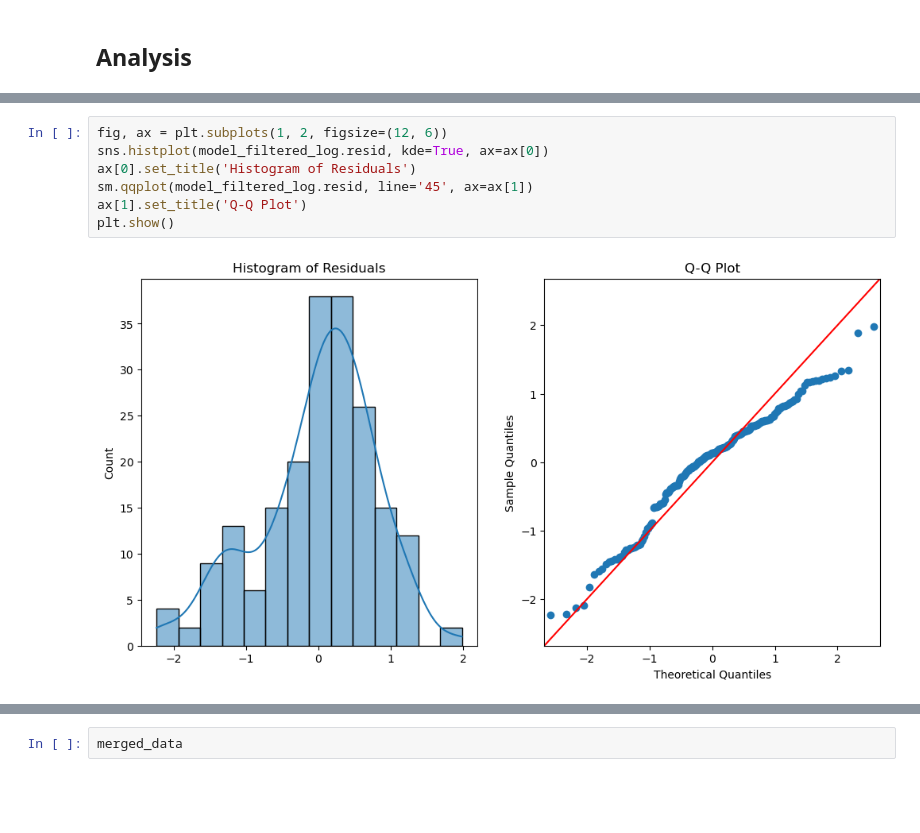
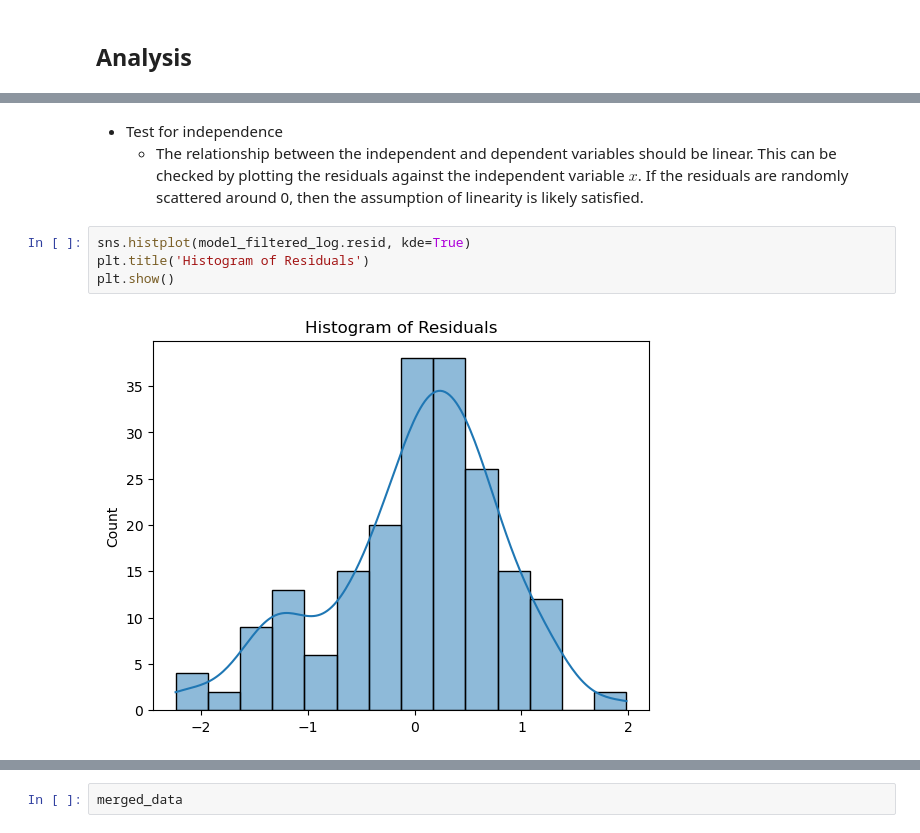
Before and after one commit to NathanYKo/Remote-CO2-Emissions189, a Jupyter notebook: final.ipynb, the cells around one changed output, grey strips where cells are left out. Cells and saved outputs as stored; diff of their text form; blank space fills up the shorter version.

```diff
--- a/final.ipynb
+++ b/final.ipynb
@@ -401,12 +464,13 @@ Notes:
 [1] Standard Errors assume that the covariance matrix of the errors is correctly specified.
 [2] The condition number is large, 7.27e+05. This might indicate that there are
 strong multicollinearity or other numerical problems.
+# %% [markdown]
+- Test for independence
+    - The relationship between the independent and dependent variables should be linear. This can be checked by plotting the residuals against the independent variable $x$.
+    If the residuals are randomly scattered around 0, then the assumption of linearity is likely satisfied.
 # %%
-fig, ax = plt.subplots(1, 2, figsize=(12, 6))
-sns.histplot(model_filtered_log.resid, kde=True, ax=ax[0])
-ax[0].set_title('Histogram of Residuals')
-sm.qqplot(model_filtered_log.resid, line='45', ax=ax[1])
-ax[1].set_title('Q-Q Plot')
+sns.histplot(model_filtered_log.resid, kde=True)
+plt.title('Histogram of Residuals')
 plt.show()
 # %% [output]
-[figure, old version]
+[figure, new version]
```
Also changed, not shown: parts of 39 cells of this notebook.
